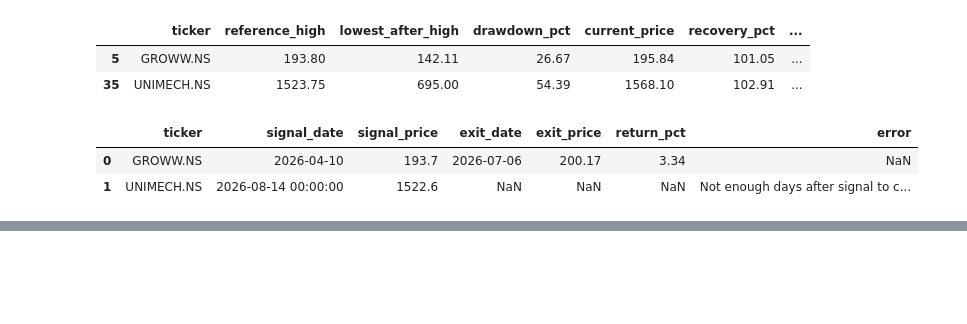
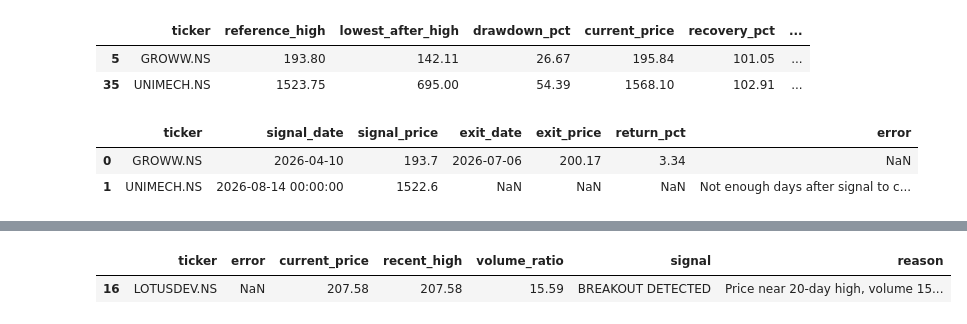
Before and after one commit to kartik-86/Equity-Signal, a Jupyter notebook: notebooks/01_explore_data.ipynb, the cells around one changed output, grey strips where cells are left out. Drawn from its saved outputs; the diff is of its cells as text; code cells hidden in the pictures; blank space fills up the shorter version.

```diff
--- a/notebooks/01_explore_data.ipynb
+++ b/notebooks/01_explore_data.ipynb
@@ -435,0 +544,38 @@ backtest_hightouch_df
+# %%
+def check_breakout(ticker, lookback_days=20, volume_multiplier=1.5, start="2025-01-01", end="2026-09-11"):
+    data = yf.download(ticker, start=start, end=end, progress=False)
+    if data.empty:
+        return {"ticker": ticker, "error": "No data found"}
+    data.columns = data.columns.get_level_values(0)
+
+    if len(data) < lookback_days + 1:
+        return {"ticker": ticker, "error": "Not enough data"}
+
+    recent_high = data["High"].iloc[-lookback_days:].max()
+    current_price = data["Close"].iloc[-1]
+    current_volume = data["Volume"].iloc[-1]
+    avg_volume = data["Volume"].iloc[-lookback_days:-1].mean()
+
+    is_new_high = current_price >= recent_high * 0.99  # within 1% of the recent high
+    volume_confirmed = current_volume >= avg_volume * volume_multiplier
+
+    if is_new_high and volume_confirmed:
+        signal = "BREAKOUT DETECTED"
+        reason = f"Price near {lookback_days}-day high, volume {round(current_volume/avg_volume, 2)}x average"
+    else:
+        signal = "No signal"
+        reasons = []
+        if not is_new_high:
+            reasons.append(f"Not at {lookback_days}-day high")
+        if not volume_confirmed:
+            reasons.append(f"Volume not confirmed ({round(current_volume/avg_volume, 2)}x average, need {volume_multiplier}x)")
+        reason = "; ".join(reasons)
+
+    return {
+        "ticker": ticker,
+        "current_price": round(current_price, 2),
+        "recent_high": round(recent_high, 2),
+        "volume_ratio": round(current_volume / avg_volume, 2),
+        "signal": signal,
+        "reason": reason,
+    }
@@ -435,0 +597,7 @@ backtest_hightouch_df
+# %%
+breakout_results = [check_breakout(t) for t in tickers]
+breakout_df = pd.DataFrame(breakout_results)
+breakout_df[breakout_df["signal"] == "BREAKOUT DETECTED"]
+# %% [output]
+|  | ticker | error | current_price | recent_high | volume_ratio | signal | reason |
+| 16 | LOTUSDEV.NS | NaN | 207.58 | 207.58 | 15.59 | BREAKOUT DETECTED | Price near 20-day high, volume 15... |
```
Also changed, not shown: parts of 10 cells of this notebook, 1 other file.
